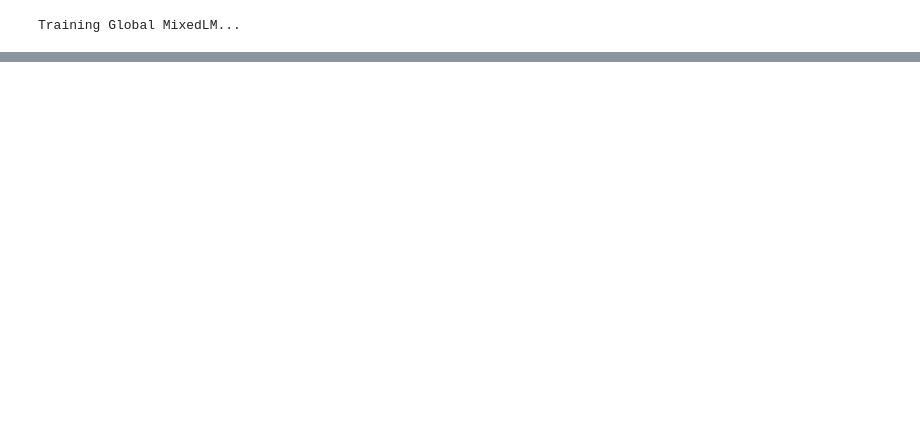
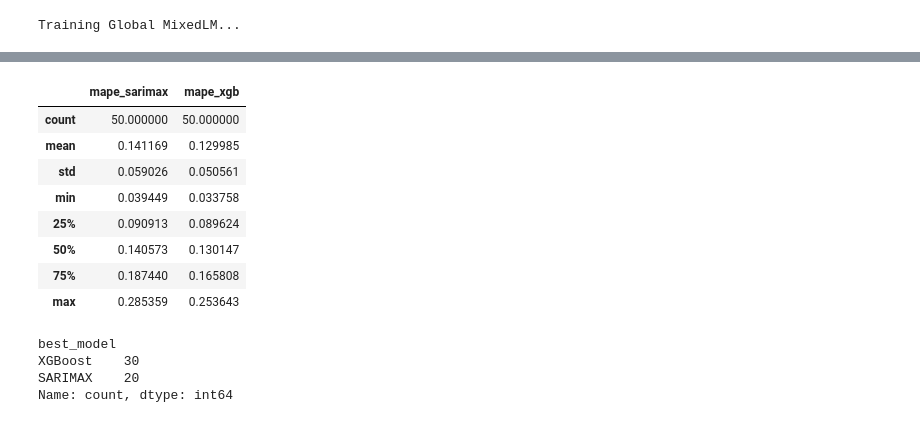
Before and after one commit to shoshanamiriamlevin-glitch/Iowa-liquor-sale-analysis-by-yaakovlevin, a Jupyter notebook: iwoa-liquaor-mixlm-by-yaakov-levin.ipynb, the cells around one changed output, grey strips where cells are left out. Saved outputs shown, nothing was run; the diff lists cells and outputs as text; code cells hidden in the pictures; blank space fills up the shorter version.

```diff
--- a/iwoa-liquaor-mixlm-by-yaakov-levin.ipynb
+++ b/iwoa-liquaor-mixlm-by-yaakov-levin.ipynb
@@ -1153,0 +1045,19 @@ results_df.to_excel("model_comparison.xlsx", index=False)
+# %%
+comparison_df.describe()
+# %% [output]
+|  | mape_sarimax | mape_xgb |
+| count | 50.000000 | 50.000000 |
+| mean | 0.141169 | 0.129985 |
+| std | 0.059026 | 0.050561 |
+| min | 0.039449 | 0.033758 |
+| 25% | 0.090913 | 0.089624 |
+| 50% | 0.140573 | 0.130147 |
+| 75% | 0.187440 | 0.165808 |
+| max | 0.285359 | 0.253643 |
+# %%
+comparison_df['best_model'].value_counts()
+# %% [output]
+best_model
+XGBoost    30
+SARIMAX    20
+Name: count, dtype: int64
```
Also changed, not shown: parts of 23 cells of this notebook.
